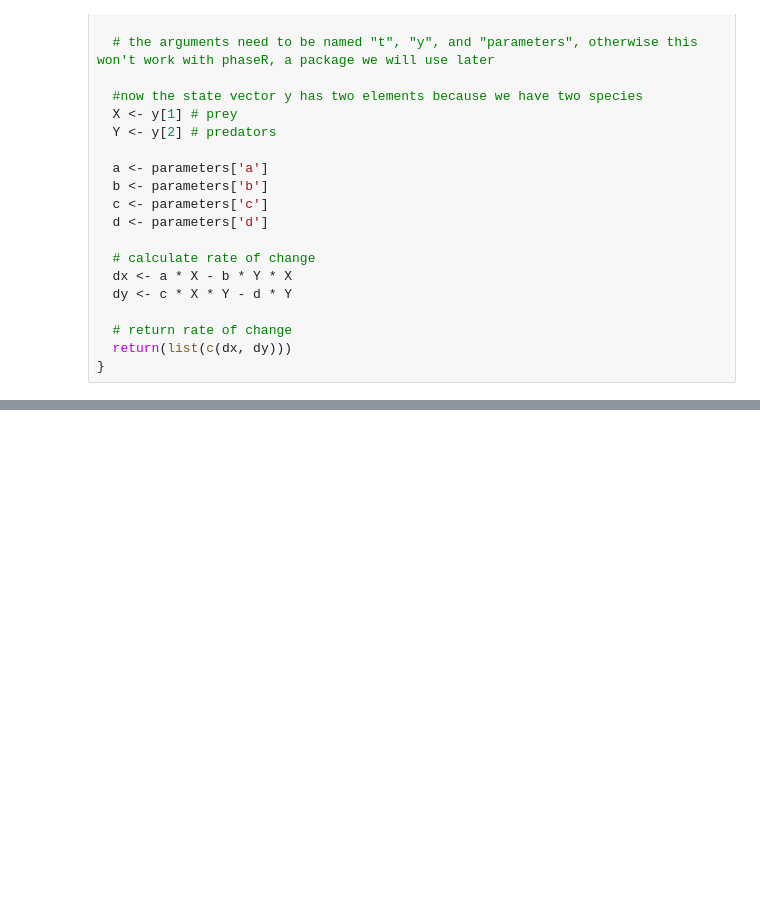
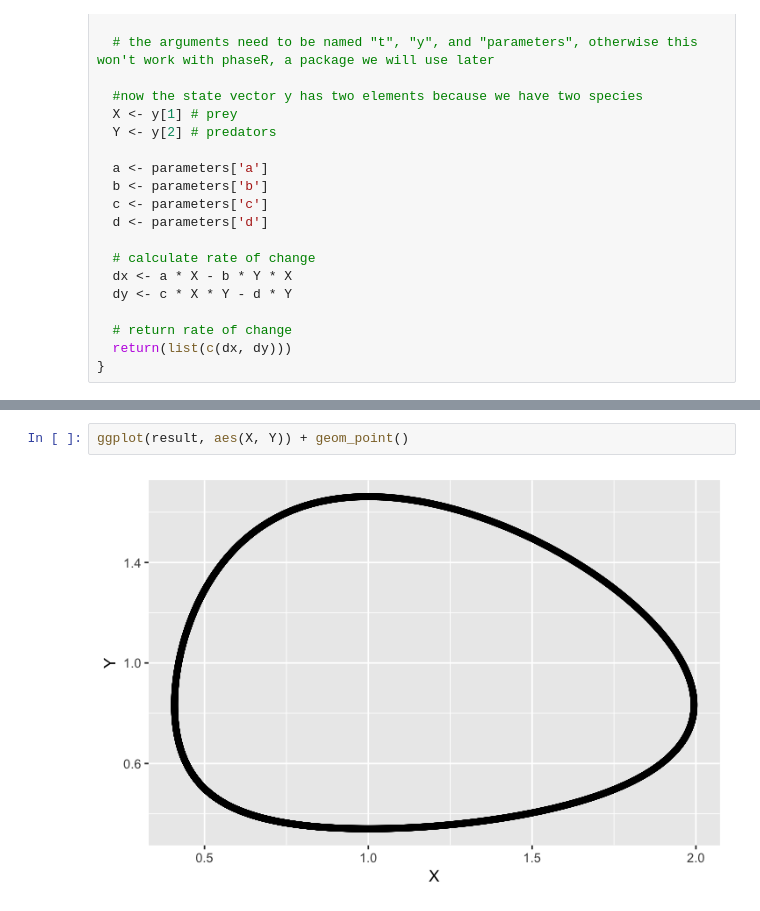
Before and after one commit to mikheyev/lotka-volterra-lecture, a Jupyter notebook: Lotka-Volterra plotting.ipynb, the cells around one changed output, grey strips where cells are left out. Cells and saved outputs as stored; diff of their text form; blank space fills up the shorter version.

```diff
--- a/Lotka-Volterra plotting.ipynb
+++ b/Lotka-Volterra plotting.ipynb
@@ -147,0 +80,4 @@ Output at: animation.gif
+# %%
+ggplot(result, aes(X, Y)) + geom_point()
+# %% [output]
+[figure, added]
```
Also changed, not shown: parts of 14 cells of this notebook, 2 other files.
